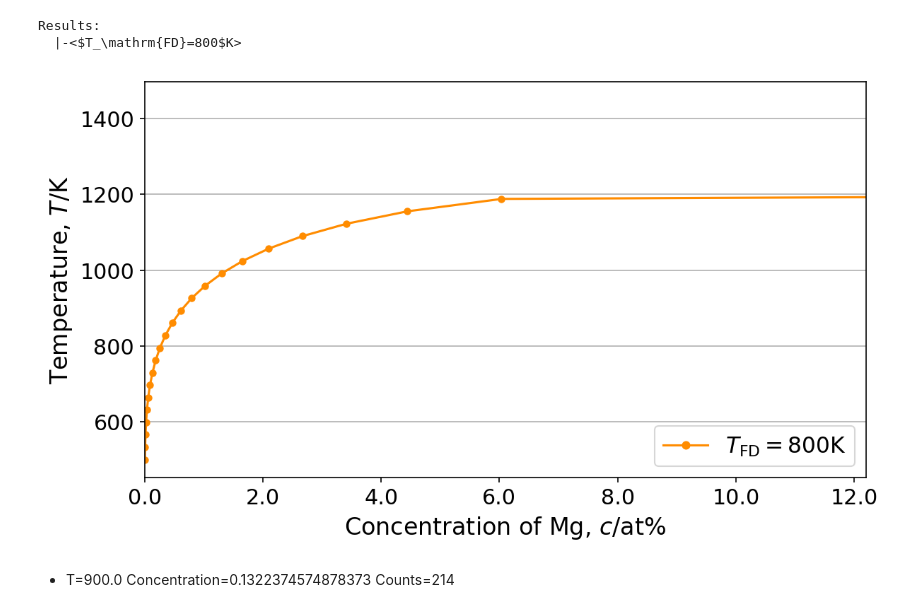
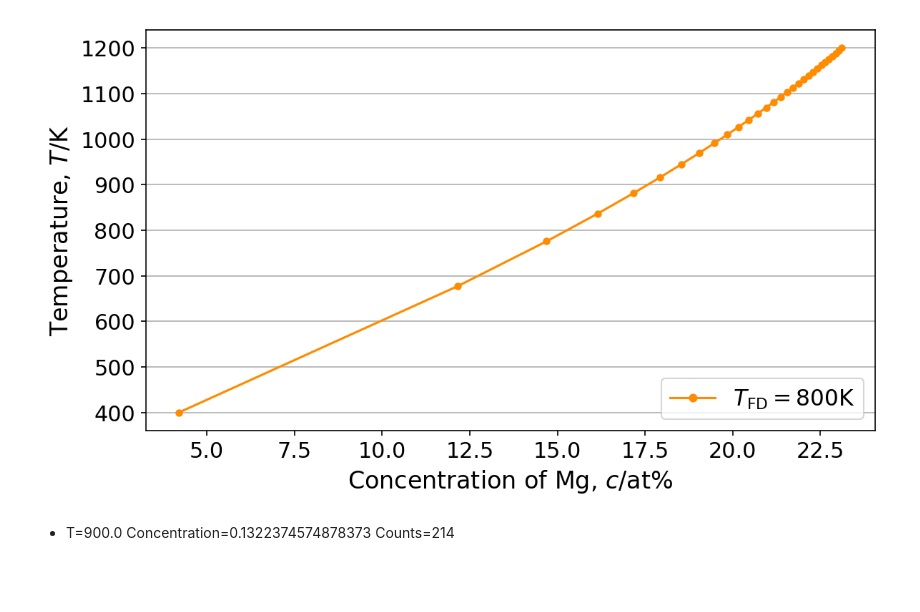
Before and after one commit to TsumiNa/CVM, a Jupyter notebook: samples/tetrahedron.ipynb, the cells around one changed output. Drawn from its saved outputs; the diff is of its cells as text; code cells hidden in the pictures; blank space fills up the shorter version.

```diff
--- a/samples/tetrahedron.ipynb
+++ b/samples/tetrahedron.ipynb
@@ -16,5 +14,6 @@ inp = parse_input_set('AlMg')
 # %%
-tetra = Tetrahedron(**inp)
+tetra = Tetrahedron.from_input_set('AlMg')
+# tetra = Tetrahedron.from_input_set('PdRh')
 
 with cvm_context(simple_print='True'):
     print(tetra)
@@ -36,19 +32,0 @@ sample = tetra.tag_800k
-# %%
-from collections import defaultdict
-
-ret = defaultdict(list)
-
-for i, (T, r_0) in enumerate(sample.ite(temperature=tetra.experiment['temperature'].values[::-1])):
-    ret['Temperature'].append(T)
-
-    g = sample(T, r=r_0(tetra.experiment['concentration'].values[-i]))
-    ret['$1st_{global}$'].append(g.pair1)
-    ret['$2nd_{global}$'].append(g.pair2)
-    ret['$triple_{global}$'].append(g.triple)
-    ret['$tetra_{global}$'].append(g.tetra)
-
-    l = sample(T)
-    ret['$1st_{local}$'].append(l.pair1)
-    ret['$2nd_{local}$'].append(l.pair2)
-    ret['$triple_{local}$'].append(l.triple)
-    ret['$tetra_{local}$'].append(l.tetra)
@@ -142,3 +101,5 @@ def patch(_, r0):
+# %%
+ret = tetra.results.tag_800k.groupby('temperature')['concentration'].max()
 # %%
 import matplotlib.pyplot as plt
 from matplotlib.ticker import FuncFormatter
@@ -182,7 +143,7 @@ def process(meta, *results, experiment=None):
 
     # set formater
     ax.xaxis.set_major_formatter(FuncFormatter(percent))
-    ax.set_xlim(0, 0.122)
+#     ax.set_xlim(0, 0.122)
 
     # for preview
     ax.grid(axis='y')
@@ -250,11 +165,6 @@ tetra.results.tag_800k
-# %%
-tmp.results
-# %% [output]
-Results:
-  |-<$T_\mathrm{FD}=800$K>
 # %%
-process(tmp.meta, dict(temp=temp, c=con, label='$T_\\mathrm{FD}=800$K'))
+process(tetra.meta, dict(temp=ret.index.values, c=ret.values, label='$T_\\mathrm{FD}=800$K'))
 # %% [output]
-[figure, old version]
+[figure, new version]
 # %% [markdown]
 * T=900.0 Concentration=0.1322374574878373 Counts=214
```
Also changed, not shown: parts of 16 cells of this notebook, 2 other files.
